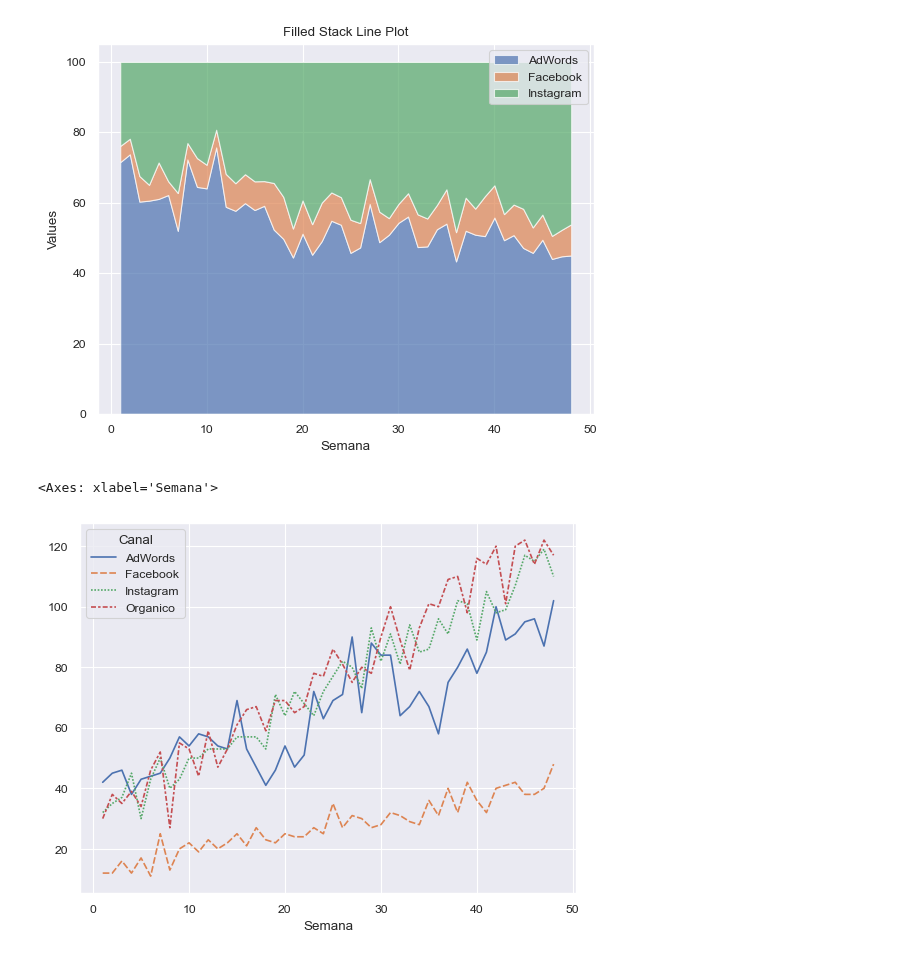
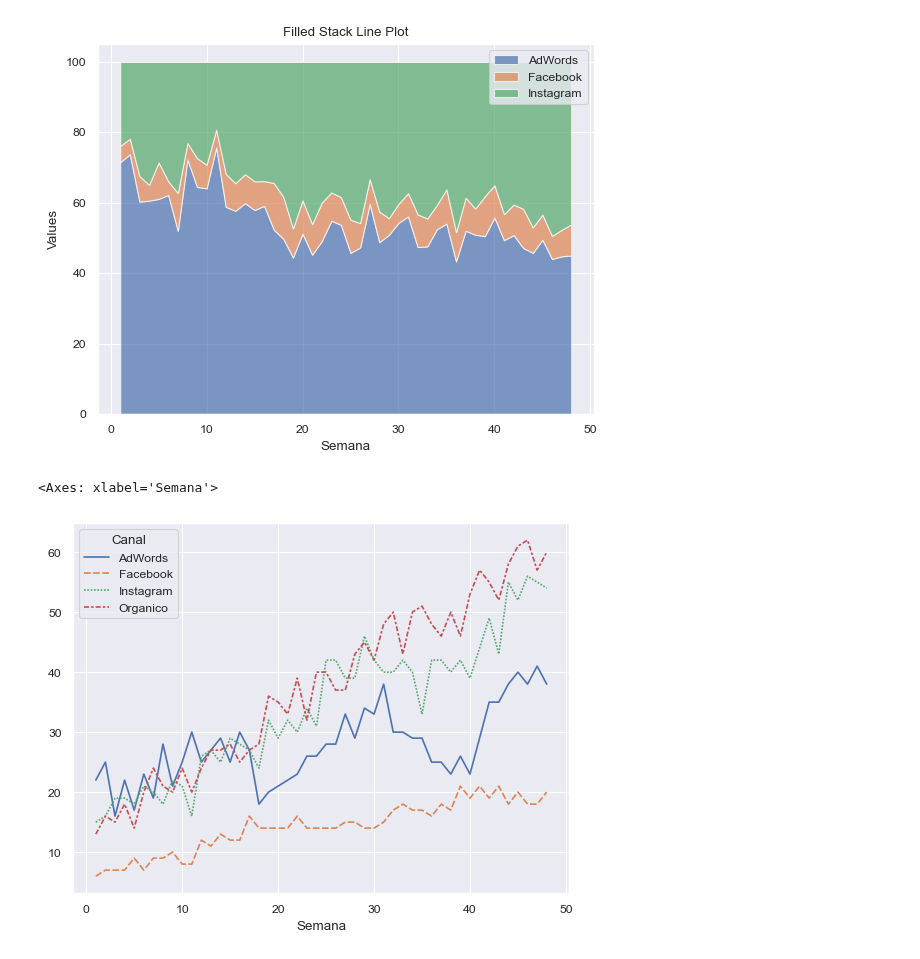
Before and after one commit to esolanoo/ProyectoTerminal_Ejercicios, a Jupyter notebook: Caso1/analysis.ipynb, the cells around one changed output. Cells and saved outputs as stored; diff of their text form; code cells hidden in the pictures.

```diff
--- a/Caso1/analysis.ipynb
+++ b/Caso1/analysis.ipynb
@@ -151,12 +151,12 @@ plt.show()
 # %% [output]
 [figure]
 # %%
-semana_canal = data.groupby(['Semana', 'Canal']).count()['Gasto']
+semana_canal = data[data['Oe']>0].groupby(['Semana', 'Canal']).count()['Gasto']
 semana_canal = semana_canal.unstack(level=-1)
 sea.lineplot(semana_canal)
 # %% [output]
 <Axes: xlabel='Semana'>
-[figure, old version]
+[figure, new version]
 # %%
 semana_canal['Total'] = semana_canal.sum(axis=1)
 for col in list(semana_canal.columns):
```
Also changed, not shown: parts of 13 cells of this notebook, 6 other files.
